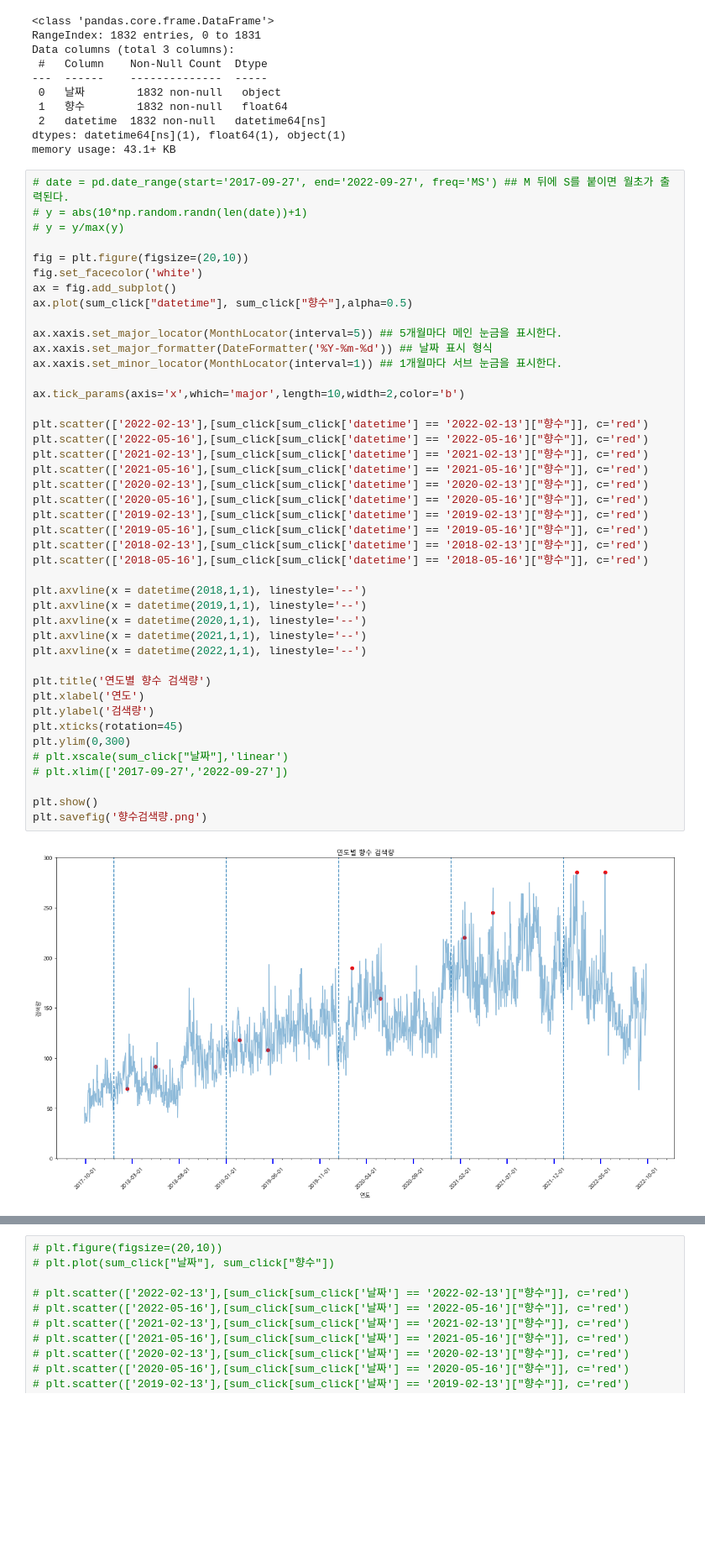
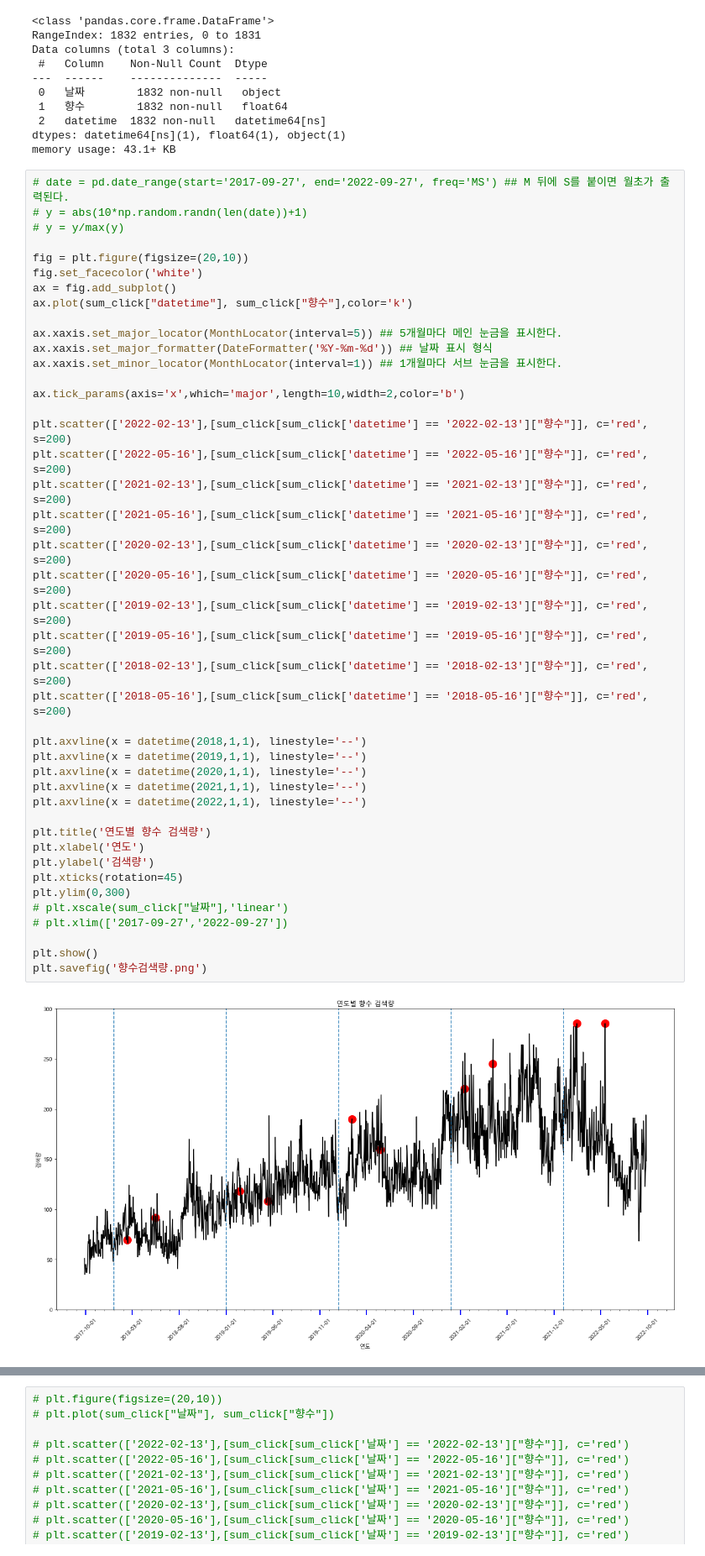
Before and after one commit to JJongSSu/Study, a Jupyter notebook: Teamproject/first/3일차/trend.ipynb, the cells around one changed output, grey strips where cells are left out. Shown at 84% size. Drawn from its saved outputs; the diff is of its cells as text; blank space fills up the shorter version.

```diff
--- a/Teamproject/first/3일차/trend.ipynb
+++ b/Teamproject/first/3일차/trend.ipynb
@@ -214,45 +214,45 @@ memory usage: 43.1+ KB
 # y = y/max(y)
 
 fig = plt.figure(figsize=(20,10))
 fig.set_facecolor('white')
 ax = fig.add_subplot()
-ax.plot(sum_click["datetime"], sum_click["향수"],alpha=0.5)
+ax.plot(sum_click["datetime"], sum_click["향수"],color='k')
 
 ax.xaxis.set_major_locator(MonthLocator(interval=5)) ## 5개월마다 메인 눈금을 표시한다.
 ax.xaxis.set_major_formatter(DateFormatter('%Y-%m-%d')) ## 날짜 표시 형식
 ax.xaxis.set_minor_locator(MonthLocator(interval=1)) ## 1개월마다 서브 눈금을 표시한다.
 
 ax.tick_params(axis='x',which='major',length=10,width=2,color='b')
 
-plt.scatter(['2022-02-13'],[sum_click[sum_click['datetime'] == '2022-02-13']["향수"]], c='red')
-plt.scatter(['2022-05-16'],[sum_click[sum_click['datetime'] == '2022-05-16']["향수"]], c='red')
-plt.scatter(['2021-02-13'],[sum_click[sum_click['datetime'] == '2021-02-13']["향수"]], c='red')
-plt.scatter(['2021-05-16'],[sum_click[sum_click['datetime'] == '2021-05-16']["향수"]], c='red')
-plt.scatter(['2020-02-13'],[sum_click[sum_click['datetime'] == '2020-02-13']["향수"]], c='red')
-plt.scatter(['2020-05-16'],[sum_click[sum_click['datetime'] == '2020-05-16']["향수"]], c='red')
-plt.scatter(['2019-02-13'],[sum_click[sum_click['datetime'] == '2019-02-13']["향수"]], c='red')
-plt.scatter(['2019-05-16'],[sum_click[sum_click['datetime'] == '2019-05-16']["향수"]], c='red')
-plt.scatter(['2018-02-13'],[sum_click[sum_click['datetime'] == '2018-02-13']["향수"]], c='red')
-plt.scatter(['2018-05-16'],[sum_click[sum_click['datetime'] == '2018-05-16']["향수"]], c='red')
+plt.scatter(['2022-02-13'],[sum_click[sum_click['datetime'] == '2022-02-13']["향수"]], c='red', s=200)
+plt.scatter(['2022-05-16'],[sum_click[sum_click['datetime'] == '2022-05-16']["향수"]], c='red', s=200)
+plt.scatter(['2021-02-13'],[sum_click[sum_click['datetime'] == '2021-02-13']["향수"]], c='red', s=200)
+plt.scatter(['2021-05-16'],[sum_click[sum_click['datetime'] == '2021-05-16']["향수"]], c='red', s=200)
+plt.scatter(['2020-02-13'],[sum_click[sum_click['datetime'] == '2020-02-13']["향수"]], c='red', s=200)
+plt.scatter(['2020-05-16'],[sum_click[sum_click['datetime'] == '2020-05-16']["향수"]], c='red', s=200)
+plt.scatter(['2019-02-13'],[sum_click[sum_click['datetime'] == '2019-02-13']["향수"]], c='red', s=200)
+plt.scatter(['2019-05-16'],[sum_click[sum_click['datetime'] == '2019-05-16']["향수"]], c='red', s=200)
+plt.scatter(['2018-02-13'],[sum_click[sum_click['datetime'] == '2018-02-13']["향수"]], c='red', s=200)
+plt.scatter(['2018-05-16'],[sum_click[sum_click['datetime'] == '2018-05-16']["향수"]], c='red', s=200)
 
 plt.axvline(x = datetime(2018,1,1), linestyle='--')
 plt.axvline(x = datetime(2019,1,1), linestyle='--')
 plt.axvline(x = datetime(2020,1,1), linestyle='--')
 plt.axvline(x = datetime(2021,1,1), linestyle='--')
 plt.axvline(x = datetime(2022,1,1), linestyle='--')
 
 plt.title('연도별 향수 검색량')
 plt.xlabel('연도')
 plt.ylabel('검색량')
 plt.xticks(rotation=45)
 plt.ylim(0,300)
 # plt.xscale(sum_click["날짜"],'linear')
 # plt.xlim(['2017-09-27','2022-09-27'])
 
 plt.show()
 plt.savefig('향수검색량.png')
 # %% [output]
-[figure, old version]
+[figure, new version]
 <Figure size 432x288 with 0 Axes>
 # %%
 # plt.figure(figsize=(20,10))
```
Also changed, not shown: 2 other files.
